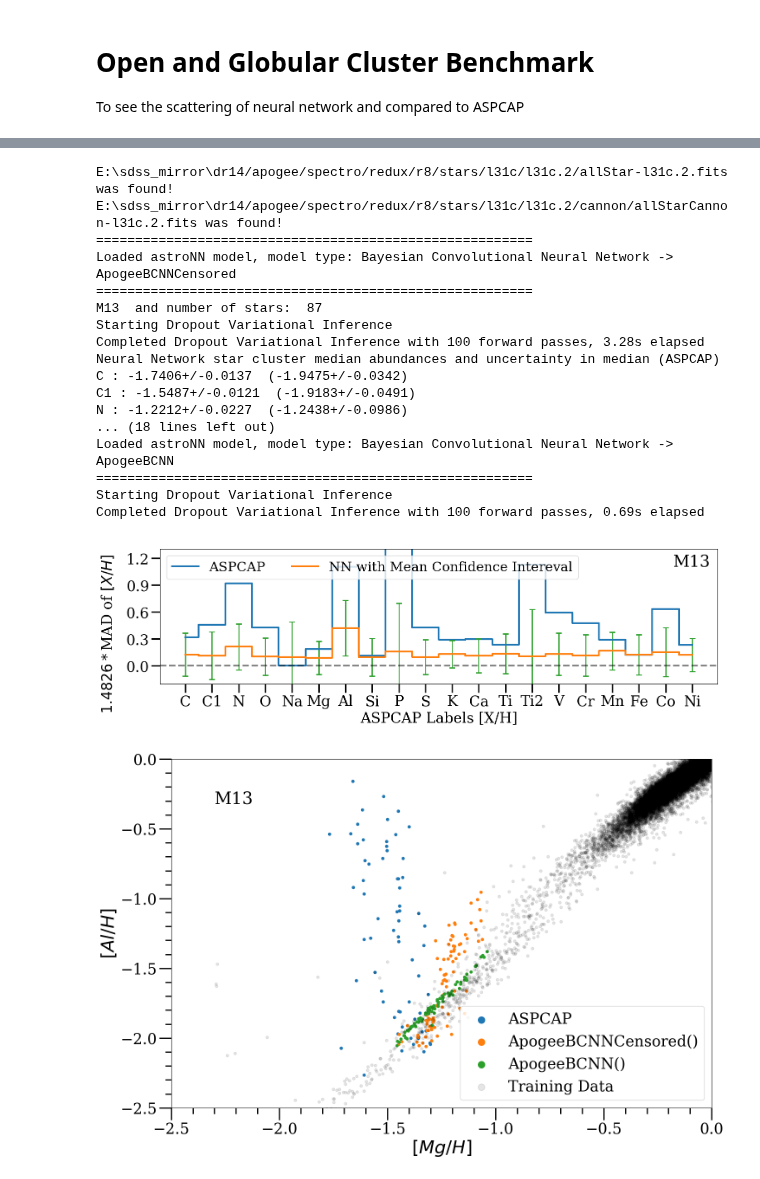
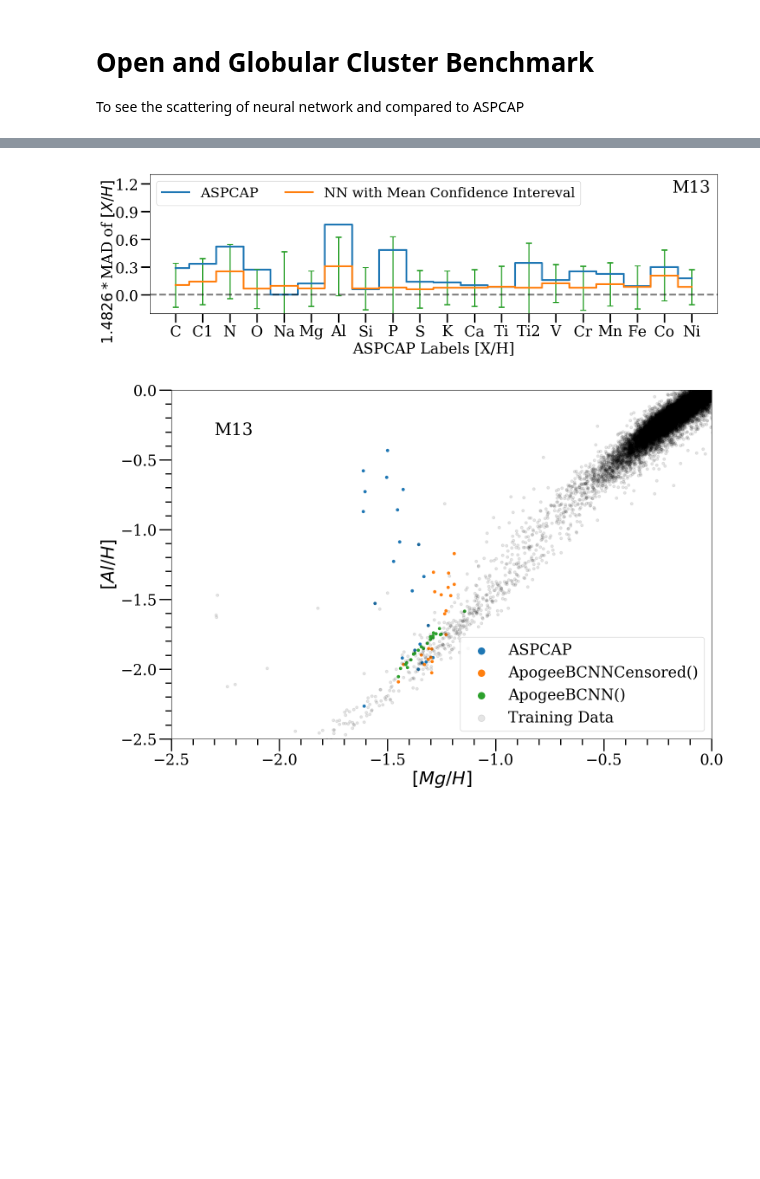
Before and after one commit to henrysky/astroNN_spectra_paper_figures, a Jupyter notebook: Open_Globular_Cluster_Benchmark.ipynb, the cells around one changed output, grey strips where cells are left out. Cells and saved outputs as stored; diff of their text form; code cells hidden in the pictures; blank space fills up the shorter version.

```diff
--- a/Open_Globular_Cluster_Benchmark.ipynb
+++ b/Open_Globular_Cluster_Benchmark.ipynb
@@ -235,6 +210,7 @@ del x
 # load APOGEE allstar file
 all_star = fits.getdata(allstar(dr=14))
 allstar_cannon = fits.getdata(allstarcannon(dr=14))
+not_starflagged = [all_star['STARFLAG'] == 0]
 
 # Same target bit used in the paper
 target_bit = [0, 1, 2, 3, 4, 5, 6, 7, 12]
@@ -260,20 +236,21 @@ for name in uni_names:
     # find all the APOGEE ID associated with that cluster
     apogeeid_name_idx = np.where(data['col2']==name)
      # find indices for those APOGEE ID in allstar
-    indices = np.where(np.in1d(all_star['APOGEE_ID'], data['col1'][apogeeid_name_idx]))[0]
+    indices = np.where(np.in1d(all_star['APOGEE_ID'][not_starflagged], data['col1'][apogeeid_name_idx]))[0]
     # retrieve info on those APOGEE spectra
-    aid = all_star['APOGEE_ID'][indices]
-    loc_id = all_star['LOCATION_ID'][indices]
+    aid = all_star['APOGEE_ID'][not_starflagged][indices]
+    loc_id = all_star['LOCATION_ID'][not_starflagged][indices]
     # 0-20 are indices representing output neurones from ASPCAP chemical abundances (C/H to Ni/H)
-    aspcap_result = all_star['X_H'][indices, 0:20]
-    cannon_result_mg = allstar_cannon['MG_H'][indices]
-    cannon_result_al = allstar_cannon['AL_H'][indices]
-    cannon_result_n = allstar_cannon['N_H'][indices]
-    cannon_result_ti2 = allstar_cannon['TIII_H'][indices]
-    cannon_result_p = allstar_cannon['P_H'][indices]
-    cannon_result_fe = allstar_cannon['Fe_H'][indices]
-    cannon_result_c = allstar_cannon['C_H'][indices]
-    cannon_result_o = allstar_cannon['O_H'][indices]
+    aspcap_result = all_star['X_H'][not_starflagged][indices, 0:20]
+
+    cannon_result_mg = allstar_cannon['MG_H'][not_starflagged][indices]
+    cannon_result_al = allstar_cannon['AL_H'][not_starflagged][indices]
+    cannon_result_n = allstar_cannon['N_H'][not_starflagged][indices]
+    cannon_result_ti2 = allstar_cannon['TIII_H'][not_starflagged][indices]
+    cannon_result_p = allstar_cannon['P_H'][not_starflagged][indices]
+    cannon_result_fe = allstar_cannon['Fe_H'][not_starflagged][indices]
+    cannon_result_c = allstar_cannon['C_H'][not_starflagged][indices]
+    cannon_result_o = allstar_cannon['O_H'][not_starflagged][indices]
 
     # pre-allocation of spectra array
     spec = np.zeros((indices.shape[0], 7514))
@@ -314,14 +291,14 @@ for name in uni_names:
         print(targetname[i], f': {m13_nn_mean[i]:.{4}f}+/-{m13_nn_uncer_in_mean[i]:.{4}f}',
               f' ({m13_aspcap_mean[i]:.{4}f}+/-{m13_aspcap_uncer[i]:.{4}f})')
 
-#     print('Neural Network star cluster median abundances and scattering (ASPCAP)')
-#     m13_nn_mean_fe = m13_nn_mean - m13_nn_mean[17]
-#     m13_nn_scatter_fe = mad_std(pred[:,2:]-pred[:,19:20], axis=0)
-#     m13_aspcap_mean_fe = m13_aspcap_mean - m13_aspcap_mean[17]
-#     m13_aspcap_scatter_fe = mad_std(aspcap_result-aspcap_result[:,16:17], axis=0)
-#     for i in range(20):
-#         print(targetname[i], f': {m13_nn_mean_fe[i]:.{4}f}+/-{m13_nn_scatter_fe[i]:.{4}f}',
-#               f' ({m13_aspcap_mean_fe[i]:.{4}f}+/-{m13_aspcap_scatter_fe[i]:.{4}f})')
+    print('Neural Network star cluster median abundances and scattering (ASPCAP)')
+    m13_nn_mean_fe = m13_nn_mean - m13_nn_mean[17]
+    m13_nn_scatter_fe = mad_std(pred[:,2:]-pred[:,19:20], axis=0)
+    m13_aspcap_mean_fe = m13_aspcap_mean - m13_aspcap_mean[17]
+    m13_aspcap_scatter_fe = mad_std(aspcap_result-aspcap_result[:,16:17], axis=0)
+    for i in range(20):
+        print(targetname[i], f': {m13_nn_mean_fe[i]:.{4}f}+/-{m13_nn_scatter_fe[i]:.{4}f}',
+              f' ({m13_aspcap_mean_fe[i]:.{4}f}+/-{m13_aspcap_scatter_fe[i]:.{4}f})')
 
 # load the neural network trained on the full spectra
 bcnn_full = load_folder('astroNN_0606_run001')
@@ -355,9 +332,10 @@ ax.tick_params(labelsize=25, width=2.5, length=15, which='major')
 ax.yaxis.set_major_locator(MultipleLocator(0.3))
 ax.axhline(0.00, ls='--', c='k', lw=3., alpha=0.5)
 
-f.text(-0.01, 0.5, '$1.4826*$'+'MAD of '+'$[X/H]$', ha='center',
+f.text(0.02, 0.5, '$1.4826*$'+'MAD of '+'$[X/H]$', ha='center',
        va='center', fontdict={'fontsize':25}, rotation='vertical')
 f.tight_layout()
+f.subplots_adjust(left=0.085)
 f.savefig('m13.png')
 
 
@@ -383,19 +377,2 @@ Using TensorFlow backend.
-E:\sdss_mirror\dr14/apogee/spectro/redux/r8/stars/l31c/l31c.2/allStar-l31c.2.fits was found!
-E:\sdss_mirror\dr14/apogee/spectro/redux/r8/stars/l31c/l31c.2/cannon/allStarCannon-l31c.2.fits was found!
-========================================================
-Loaded astroNN model, model type: Bayesian Convolutional Neural Network -> ApogeeBCNNCensored
-========================================================
-M13  and number of stars:  87
-Starting Dropout Variational Inference
-Completed Dropout Variational Inference with 100 forward passes, 3.28s elapsed
-Neural Network star cluster median abundances and uncertainty in median (ASPCAP)
-C : -1.7406+/-0.0137  (-1.9475+/-0.0342)
-C1 : -1.5487+/-0.0121  (-1.9183+/-0.0491)
-N : -1.2212+/-0.0227  (-1.2438+/-0.0986)
-... (18 lines left out)
-Loaded astroNN model, model type: Bayesian Convolutional Neural Network -> ApogeeBCNN
-========================================================
-Starting Dropout Variational Inference
-Completed Dropout Variational Inference with 100 forward passes, 0.69s elapsed
-[figure, old version]
+[figure, new version]
-[figure, old version]
+[figure, new version]
```
Also changed, not shown: parts of 2 cells of this notebook, 1 other file.
